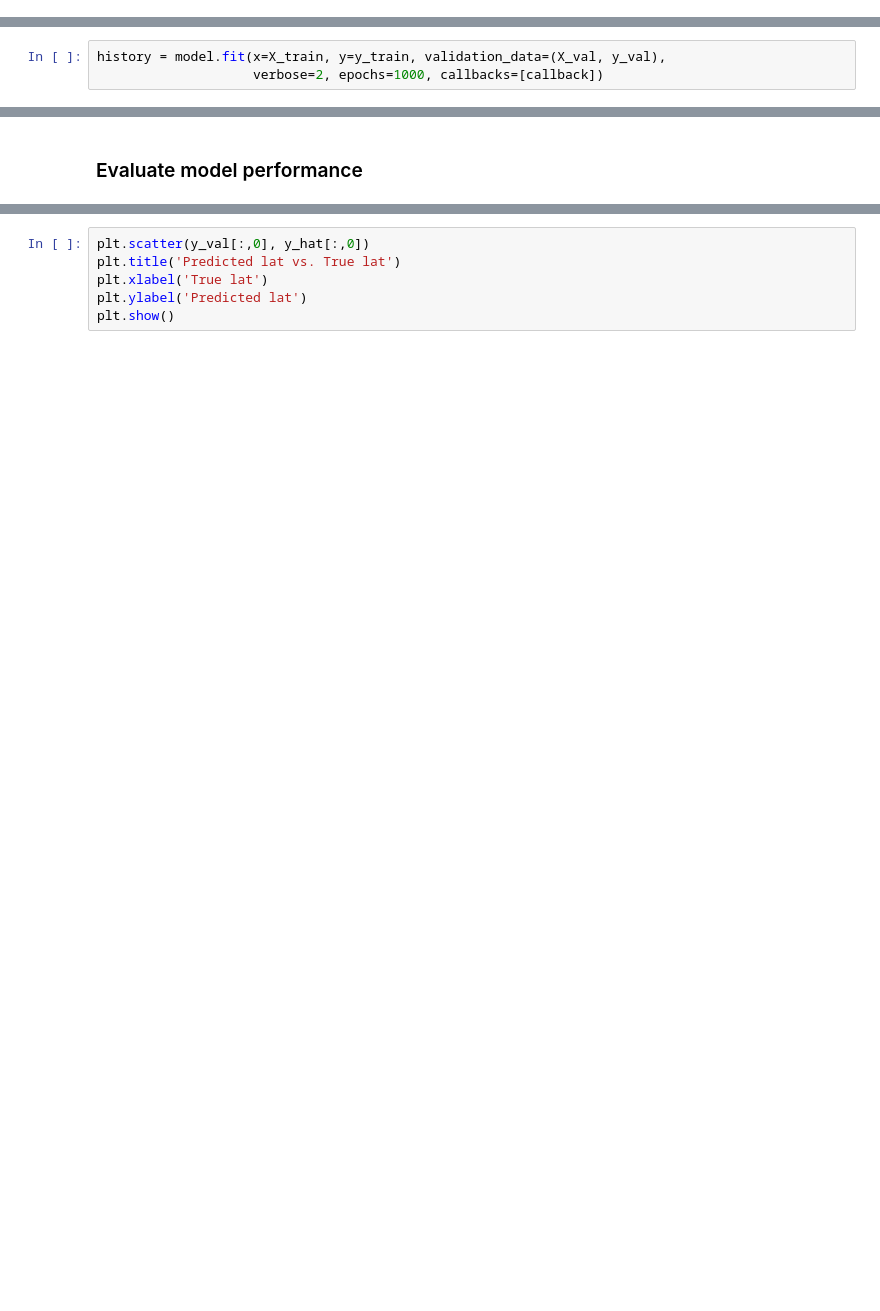
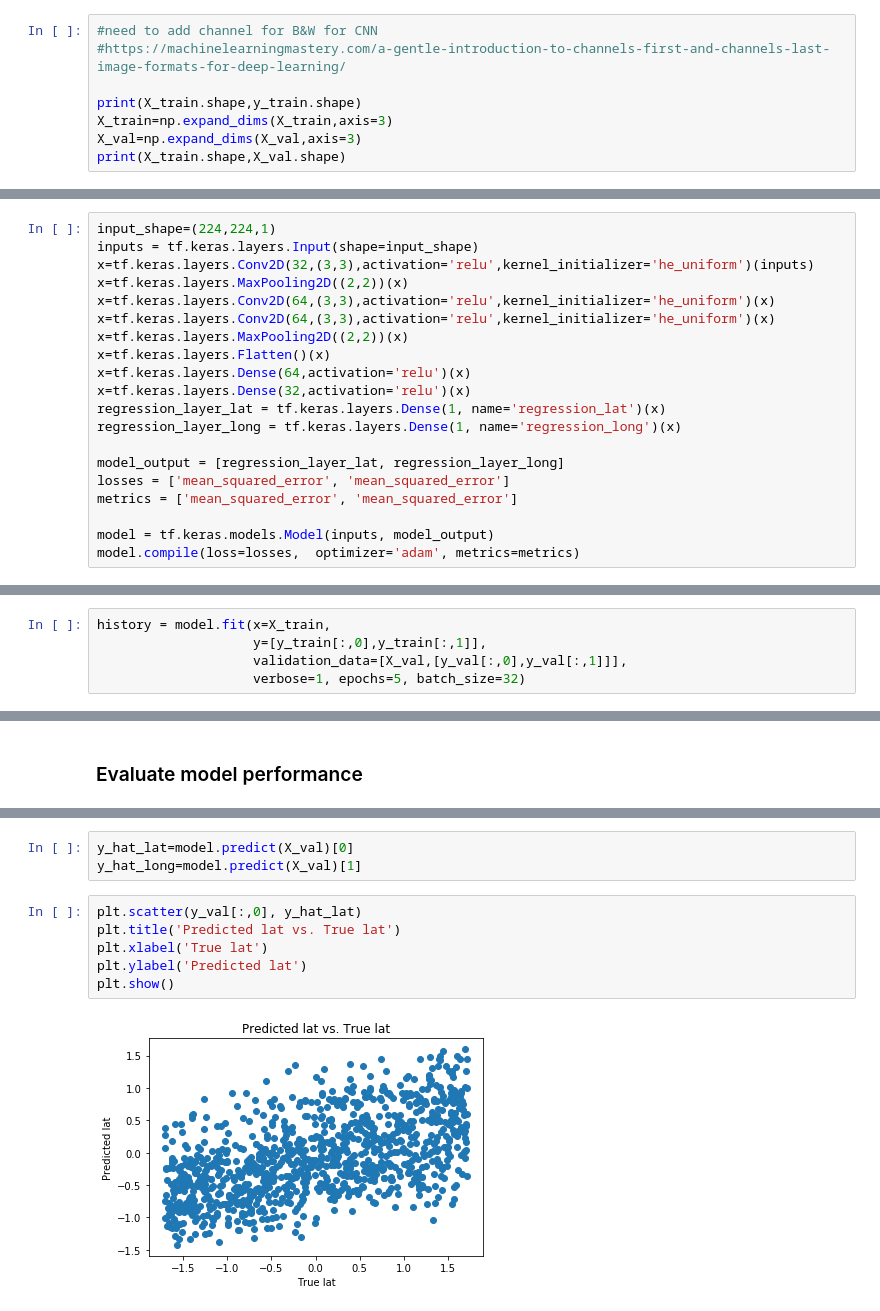
Before and after one commit to travisrmetz/w251-project, a Jupyter notebook: revised_model_trm.ipynb, the cells around one changed output, grey strips where cells are left out. Drawn from its saved outputs; the diff is of its cells as text; blank space fills up the shorter version.

Commit message:
working model

```diff
--- a/revised_model_trm.ipynb
+++ b/revised_model_trm.ipynb
@@ -225,0 +287,8 @@ callback = tf.keras.callbacks.EarlyStopping(monitor='mean_squared_error', patien
+# %%
+#need to add channel for B&W for CNN
+#https://machinelearningmastery.com/a-gentle-introduction-to-channels-first-and-channels-last-image-formats-for-deep-learning/
+
+print(X_train.shape,y_train.shape)
+X_train=np.expand_dims(X_train,axis=3)
+X_val=np.expand_dims(X_val,axis=3)
+print(X_train.shape,X_val.shape)
@@ -225,0 +304,20 @@ callback = tf.keras.callbacks.EarlyStopping(monitor='mean_squared_error', patien
+# %%
+input_shape=(224,224,1)
+inputs = tf.keras.layers.Input(shape=input_shape)
+x=tf.keras.layers.Conv2D(32,(3,3),activation='relu',kernel_initializer='he_uniform')(inputs)
+x=tf.keras.layers.MaxPooling2D((2,2))(x)
+x=tf.keras.layers.Conv2D(64,(3,3),activation='relu',kernel_initializer='he_uniform')(x)
+x=tf.keras.layers.Conv2D(64,(3,3),activation='relu',kernel_initializer='he_uniform')(x)
+x=tf.keras.layers.MaxPooling2D((2,2))(x)
+x=tf.keras.layers.Flatten()(x)
+x=tf.keras.layers.Dense(64,activation='relu')(x)
+x=tf.keras.layers.Dense(32,activation='relu')(x)
+regression_layer_lat = tf.keras.layers.Dense(1, name='regression_lat')(x)
+regression_layer_long = tf.keras.layers.Dense(1, name='regression_long')(x)
+
+model_output = [regression_layer_lat, regression_layer_long]
+losses = ['mean_squared_error', 'mean_squared_error']
+metrics = ['mean_squared_error', 'mean_squared_error']
+
+model = tf.keras.models.Model(inputs, model_output)
+model.compile(loss=losses,  optimizer='adam', metrics=metrics)
@@ -228,3 +348,5 @@ Fit the model.
 # %%
-history = model.fit(x=X_train, y=y_train, validation_data=(X_val, y_val),
-                    verbose=2, epochs=1000, callbacks=[callback])
+history = model.fit(x=X_train,
+                    y=[y_train[:,0],y_train[:,1]],
+                    validation_data=[X_val,[y_val[:,0],y_val[:,1]]],
+                    verbose=1, epochs=5, batch_size=32)
@@ -243,7 +381,12 @@ y_hat = model.predict(X_val)
+# %%
+y_hat_lat=model.predict(X_val)[0]
+y_hat_long=model.predict(X_val)[1]
 # %%
-plt.scatter(y_val[:,0], y_hat[:,0])
+plt.scatter(y_val[:,0], y_hat_lat)
 plt.title('Predicted lat vs. True lat')
 plt.xlabel('True lat')
 plt.ylabel('Predicted lat')
 plt.show()
+# %% [output]
+[figure, added]
 # %%
```
Also changed, not shown: parts of 36 cells of this notebook.
